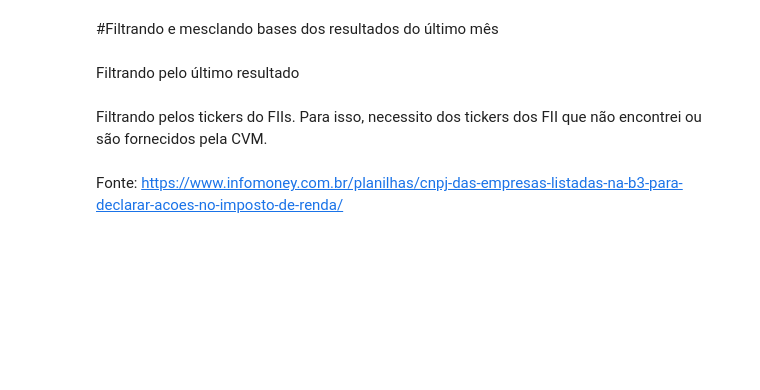
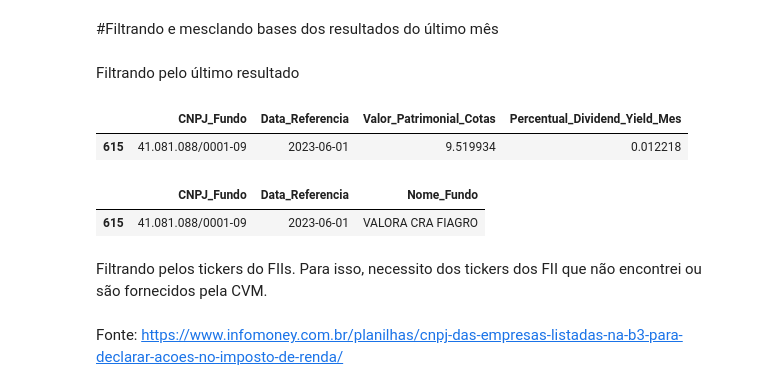
Before and after one commit to Catatau52/Data_Mining-Captura_Vp_Dy_FII, a Jupyter notebook: Coleta_Vp&Dy_FIIs.ipynb, the cells around one changed output. Cells and saved outputs as stored; diff of their text form; code cells hidden in the pictures; blank space fills up the shorter version.

```diff
--- a/Coleta_Vp&Dy_FIIs.ipynb
+++ b/Coleta_Vp&Dy_FIIs.ipynb
@@ -74,5 +89,15 @@ df2 = df2.loc[df2['Data_Referencia'] == '2023-06-01']
 df1 = df1.reset_index(drop=True)
 df2 = df2.reset_index(drop=True)
+# %%
+df2.loc[df2['CNPJ_Fundo'] == '41.081.088/0001-09']
+# %% [output]
+|  | CNPJ_Fundo | Data_Referencia | Valor_Patrimonial_Cotas | Percentual_Dividend_Yield_Mes |
+| 615 | 41.081.088/0001-09 | 2023-06-01 | 9.519934 | 0.012218 |
+# %%
+df1.loc[df1['CNPJ_Fundo'] == '41.081.088/0001-09']
+# %% [output]
+|  | CNPJ_Fundo | Data_Referencia | Nome_Fundo |
+| 615 | 41.081.088/0001-09 | 2023-06-01 | VALORA CRA FIAGRO |
 # %% [markdown]
 Filtrando pelos tickers do FIIs. Para isso, necessito dos tickers dos FII que não encontrei ou são fornecidos pela CVM.
 # %% [markdown]
```
Also changed, not shown: parts of 16 cells of this notebook.
